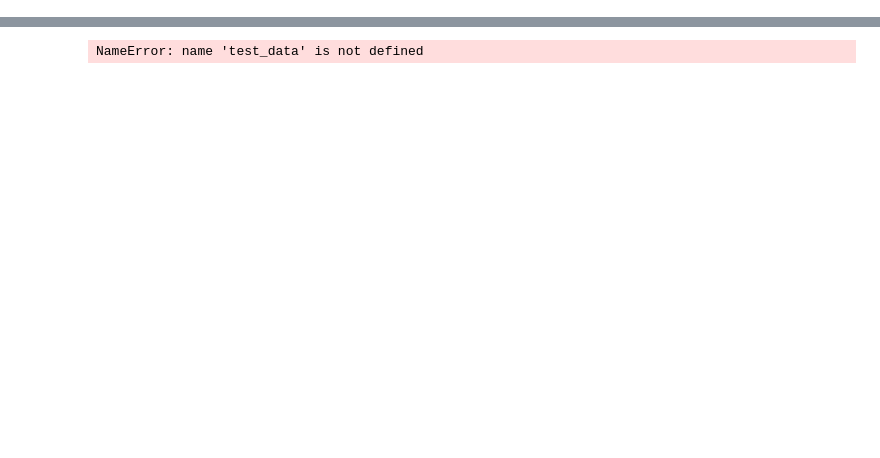
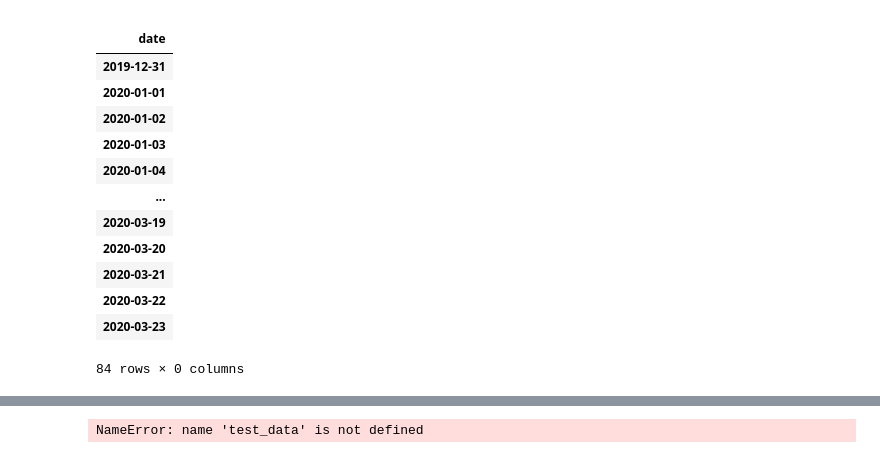
Before and after one commit to grahamdelafield/Covid_Analysis, a Jupyter notebook: pdf_read.ipynb, the cells around one changed output, grey strips where cells are left out. Cells and saved outputs as stored; diff of their text form; code cells hidden in the pictures; blank space fills up the shorter version.

```diff
--- a/pdf_read.ipynb
+++ b/pdf_read.ipynb
@@ -170,6 +174,24 @@ def country_to_color(country):
         return c_dict[continent]
     except:
         return c_dict["Other"]
+# %%
+add_dates(df)
+# sorted(list(set(df.DateRep)), reverse=True)
+# %% [output]
+|  |
+| date |
+| 2019-12-31 |
+| 2020-01-01 |
+| 2020-01-02 |
+| 2020-01-03 |
+| 2020-01-04 |
+| ... |
+| 2020-03-19 |
+| 2020-03-20 |
+| 2020-03-21 |
+| 2020-03-22 |
+| 2020-03-23 |
+84 rows × 0 columns
 # %%
 data = get_WHO_data()
 data = data.fillna(0)
```
Also changed, not shown: parts of 6 cells of this notebook, 1 other file.
